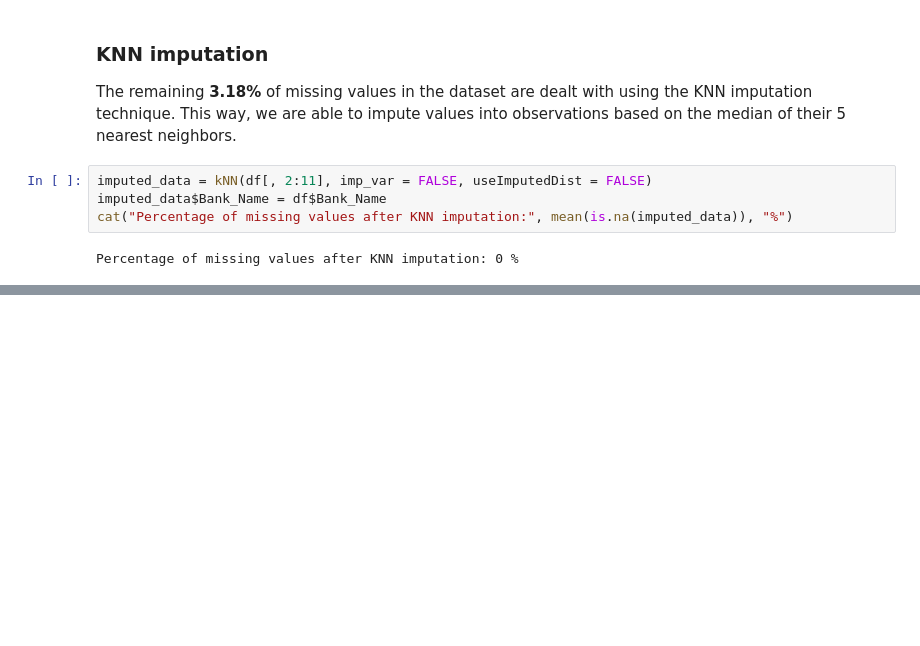
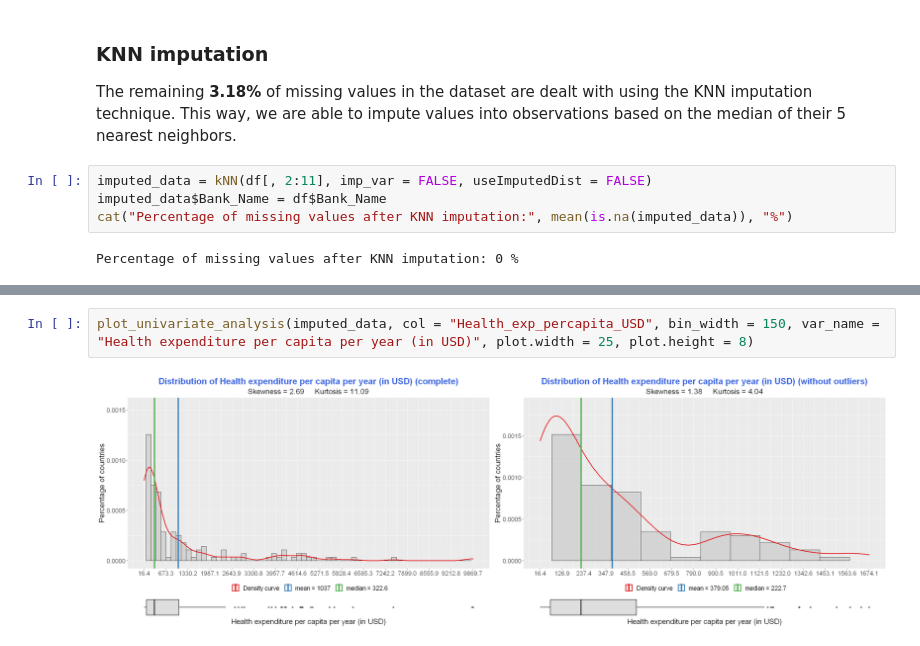
Before and after one commit to BrunoReis18/EAD2, a Jupyter notebook: EDA_Assignment2.ipynb, the cells around one changed output, grey strips where cells are left out. Cells and saved outputs as stored; diff of their text form; blank space fills up the shorter version.

```diff
--- a/EDA_Assignment2.ipynb
+++ b/EDA_Assignment2.ipynb
@@ -122,0 +226,4 @@ imputed_data %>% ggplot(aes(Health_exp_pct_of_GDP)) +
+# %%
+plot_univariate_analysis(imputed_data, col = "Health_exp_percapita_USD", bin_width = 150, var_name = "Health expenditure per capita per year (in USD)", plot.width = 25, plot.height = 8)
+# %% [output]
+[figure, added]
```
Also changed, not shown: parts of 28 cells of this notebook.
